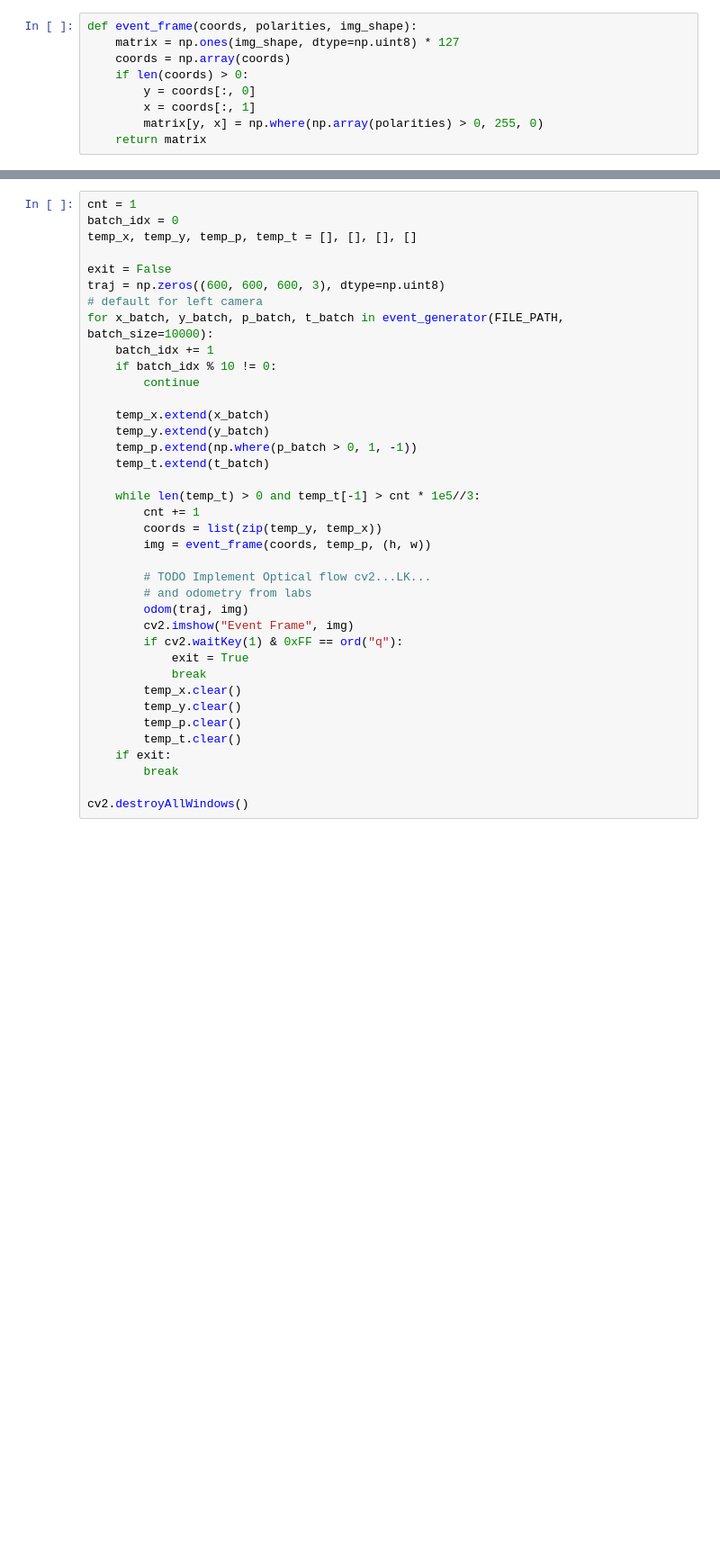
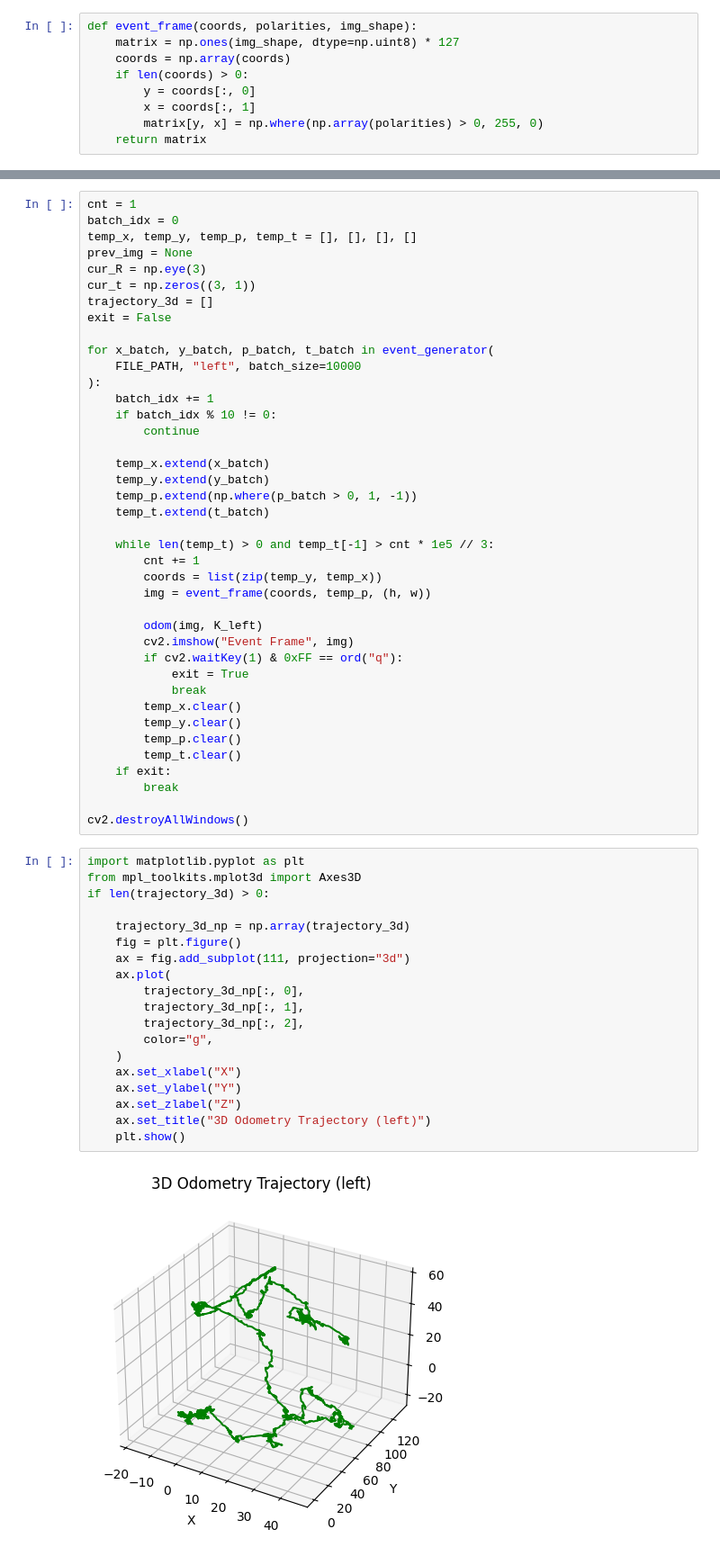
Before and after one commit to theSPGN/VisualOdometry, a Jupyter notebook: main.ipynb, the cells around one changed output, grey strips where cells are left out. Shown: that part at 90% size. Saved outputs shown, nothing was run; the diff lists cells and outputs as text; blank space fills up the shorter version.

```diff
--- a/main.ipynb
+++ b/main.ipynb
@@ -49,11 +98,15 @@ def odom(current_odom_map, picture):
 cnt = 1
 batch_idx = 0
 temp_x, temp_y, temp_p, temp_t = [], [], [], []
+prev_img = None
+cur_R = np.eye(3)
+cur_t = np.zeros((3, 1))
+trajectory_3d = []
+exit = False
 
-exit = False
-traj = np.zeros((600, 600, 600, 3), dtype=np.uint8)
-# default for left camera
-for x_batch, y_batch, p_batch, t_batch in event_generator(FILE_PATH, batch_size=10000):
+for x_batch, y_batch, p_batch, t_batch in event_generator(
+    FILE_PATH, "left", batch_size=10000
+):
     batch_idx += 1
     if batch_idx % 10 != 0:
         continue
@@ -63,14 +116,12 @@ for x_batch, y_batch, p_batch, t_batch in event_generator(FILE_PATH, batch_size=
     temp_p.extend(np.where(p_batch > 0, 1, -1))
     temp_t.extend(t_batch)
 
-    while len(temp_t) > 0 and temp_t[-1] > cnt * 1e5//3:
+    while len(temp_t) > 0 and temp_t[-1] > cnt * 1e5 // 3:
         cnt += 1
         coords = list(zip(temp_y, temp_x))
         img = event_frame(coords, temp_p, (h, w))
 
-        # TODO Implement Optical flow cv2...LK...
-        # and odometry from labs
-        odom(traj, img)
+        odom(img, K_left)
         cv2.imshow("Event Frame", img)
         if cv2.waitKey(1) & 0xFF == ord("q"):
             exit = True
@@ -83,4 +134,25 @@ for x_batch, y_batch, p_batch, t_batch in event_generator(FILE_PATH, batch_size=
         break
 
 cv2.destroyAllWindows()
+# %%
+import matplotlib.pyplot as plt
+from mpl_toolkits.mplot3d import Axes3D
+if len(trajectory_3d) > 0:
+
+    trajectory_3d_np = np.array(trajectory_3d)
+    fig = plt.figure()
+    ax = fig.add_subplot(111, projection="3d")
+    ax.plot(
+        trajectory_3d_np[:, 0],
+        trajectory_3d_np[:, 1],
+        trajectory_3d_np[:, 2],
+        color="g",
+    )
+    ax.set_xlabel("X")
+    ax.set_ylabel("Y")
+    ax.set_zlabel("Z")
+    ax.set_title("3D Odometry Trajectory (left)")
+    plt.show()
+# %% [output]
+[figure, added]
 # %%
```
Also changed, not shown: parts of 3 cells of this notebook.
